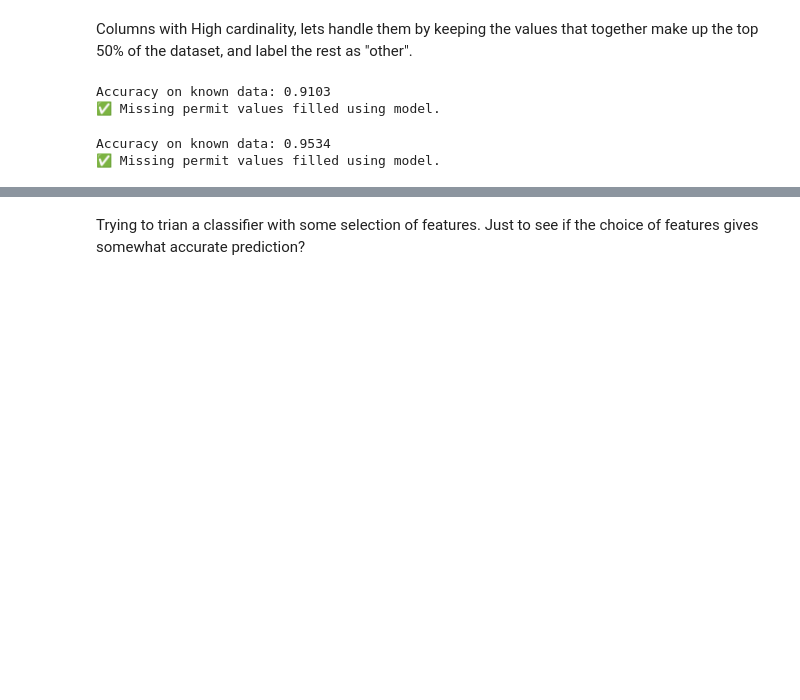
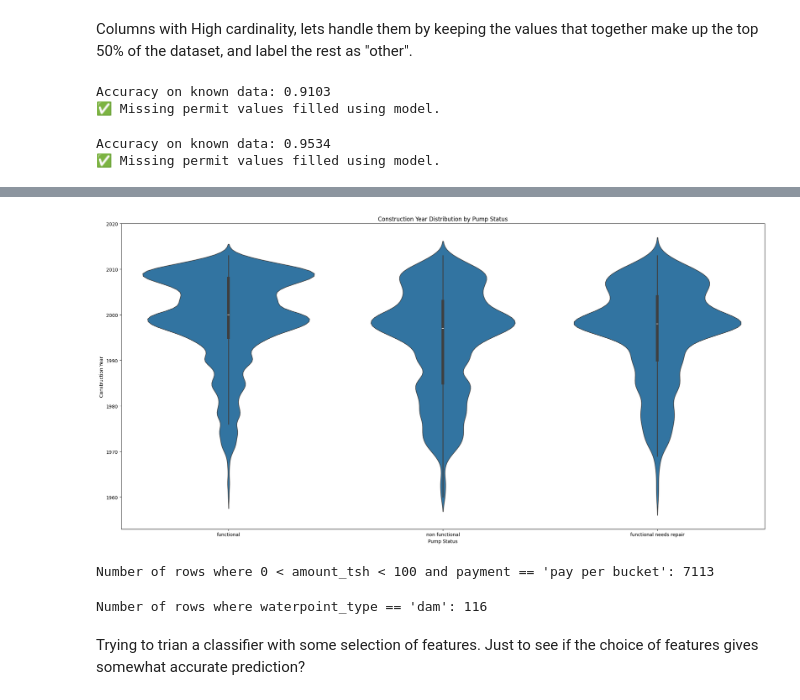
Before and after one commit to shakeeluetp1041/DataDrip, a Jupyter notebook: data_preprocessing/data_preprocessing.ipynb, the cells around one changed output, grey strips where cells are left out. Cells and saved outputs as stored; diff of their text form; code cells hidden in the pictures; blank space fills up the shorter version.

```diff
--- a/data_preprocessing/data_preprocessing.ipynb
+++ b/data_preprocessing/data_preprocessing.ipynb
@@ -521,0 +594,17 @@ Passing `palette` without assigning `hue` is deprecated and will be removed in v
+# %%
+import seaborn as sns
+import matplotlib.pyplot as plt
+
+plt.figure(figsize=(20, 10))
+sns.violinplot(data=df, x='status_group', y='construction_year')
+#sns.boxplot(data=df, x='status_group', y='construction_year')
+
+plt.title('Construction Year Distribution by Pump Status')
+plt.xlabel('Pump Status')
+plt.ylabel('Construction Year')
+plt.tight_layout()
+#plt.ylim(1980, 2020)  # Focus on years with real data
+
+plt.show()
+# %% [output]
+[figure, added]
@@ -522,3 +613,15 @@ Passing `palette` without assigning `hue` is deprecated and will be removed in v
+# %%
+condition = (df['amount_tsh'] > 0) & (df['amount_tsh'] < 7000) & (df['payment'] == 'pay per bucket')
+count = condition.sum()
+
+print(f"Number of rows where 0 < amount_tsh < 100 and payment == 'pay per bucket': {count}")
+# %% [output]
+Number of rows where 0 < amount_tsh < 100 and payment == 'pay per bucket': 7113
+# %%
+count = (df['waterpoint_type'] == 'cattle trough').sum()
+print(f"Number of rows where waterpoint_type == 'dam': {count}")
+# %% [output]
+Number of rows where waterpoint_type == 'dam': 116
 # %% [markdown]
 Trying to trian a classifier with some selection of features. Just to see if the choice of features gives somewhat accurate prediction?
 # %%
```
Also changed, not shown: parts of 13 cells of this notebook, 2 other files.
